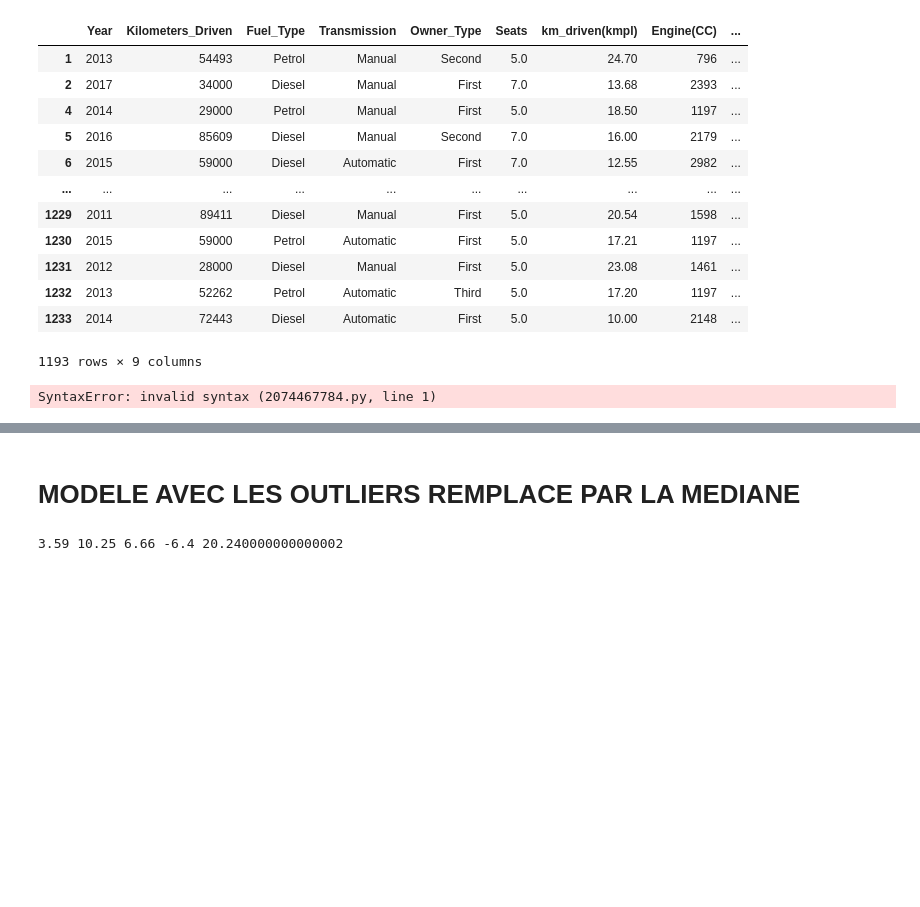
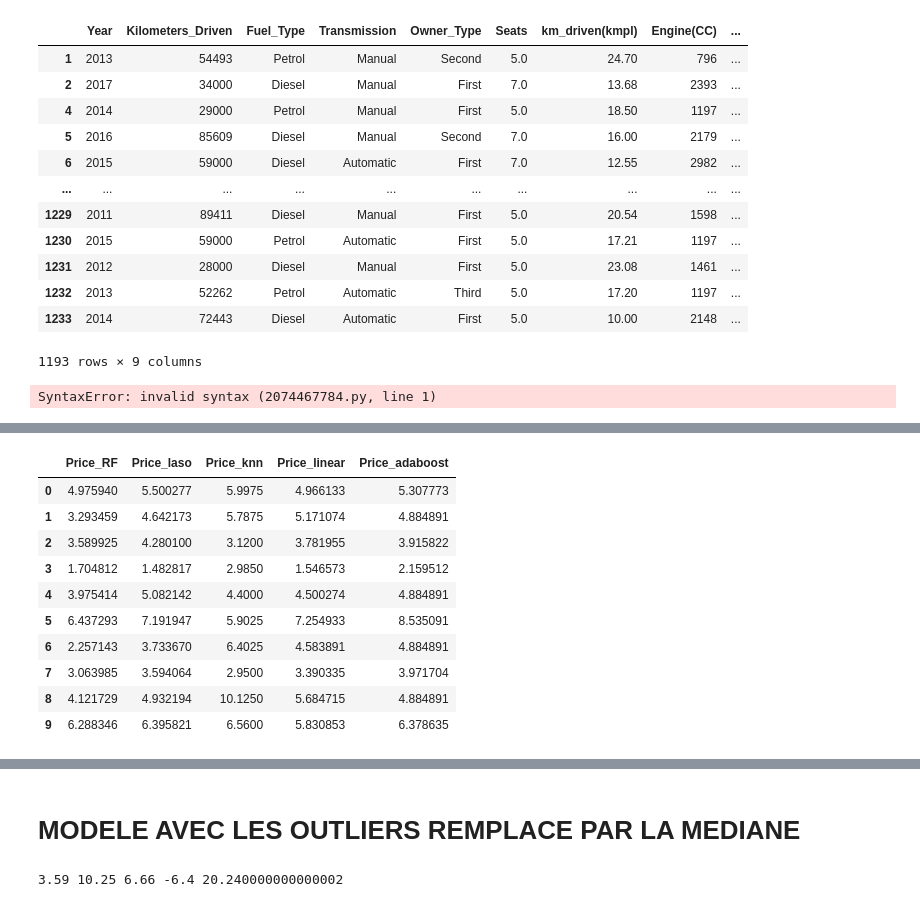
Before and after one commit to hajarison/Data_Analytics_Portfolio, a Jupyter notebook: DATA_PROJECT/002_Car_Price_Pred/Car_Pred_Project_INSI.ipynb, the cells around one changed output, grey strips where cells are left out. Cells and saved outputs as stored; diff of their text form; code cells hidden in the pictures; blank space fills up the shorter version.

```diff
--- a/DATA_PROJECT/002_Car_Price_Pred/Car_Pred_Project_INSI.ipynb
+++ b/DATA_PROJECT/002_Car_Price_Pred/Car_Pred_Project_INSI.ipynb
@@ -1276,0 +1301,20 @@ np.array(df_test.iloc[0])
+# %%
+df_predict=pd.DataFrame()
+df_predict['Price_RF']=test_rf_model
+df_predict['Price_laso']=test_lasso_model
+df_predict['Price_knn']=test_knn_model
+df_predict['Price_linear']=test_linear_model
+df_predict['Price_adaboost']=test_ada_model
+df_predict
+# %% [output]
+|  | Price_RF | Price_laso | Price_knn | Price_linear | Price_adaboost |
+| 0 | 4.975940 | 5.500277 | 5.9975 | 4.966133 | 5.307773 |
+| 1 | 3.293459 | 4.642173 | 5.7875 | 5.171074 | 4.884891 |
+| 2 | 3.589925 | 4.280100 | 3.1200 | 3.781955 | 3.915822 |
+| 3 | 1.704812 | 1.482817 | 2.9850 | 1.546573 | 2.159512 |
+| 4 | 3.975414 | 5.082142 | 4.4000 | 4.500274 | 4.884891 |
+| 5 | 6.437293 | 7.191947 | 5.9025 | 7.254933 | 8.535091 |
+| 6 | 2.257143 | 3.733670 | 6.4025 | 4.583891 | 4.884891 |
+| 7 | 3.063985 | 3.594064 | 2.9500 | 3.390335 | 3.971704 |
+| 8 | 4.121729 | 4.932194 | 10.1250 | 5.684715 | 4.884891 |
+| 9 | 6.288346 | 6.395821 | 6.5600 | 5.830853 | 6.378635 |
```
Also changed, not shown: parts of 27 cells of this notebook.
